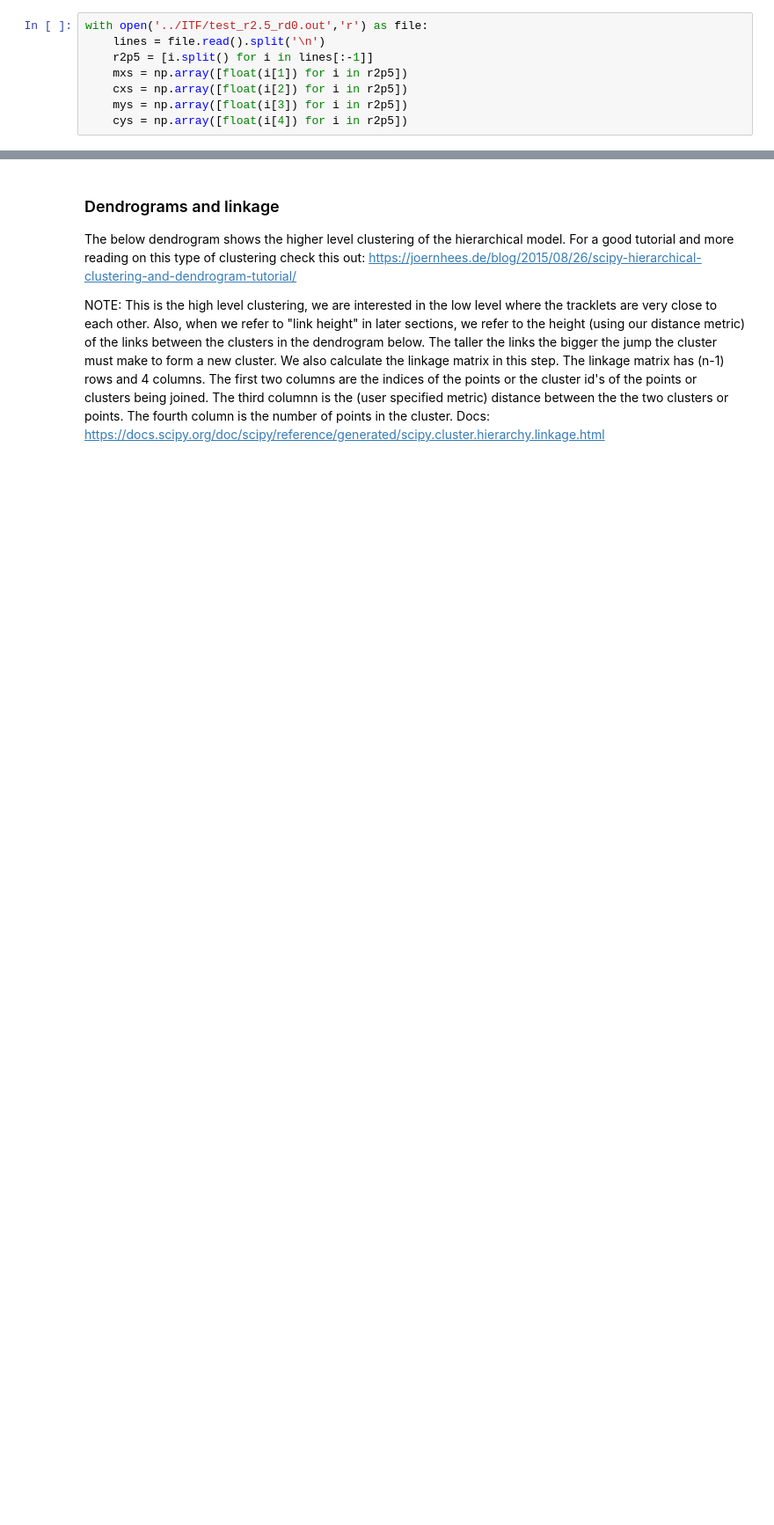
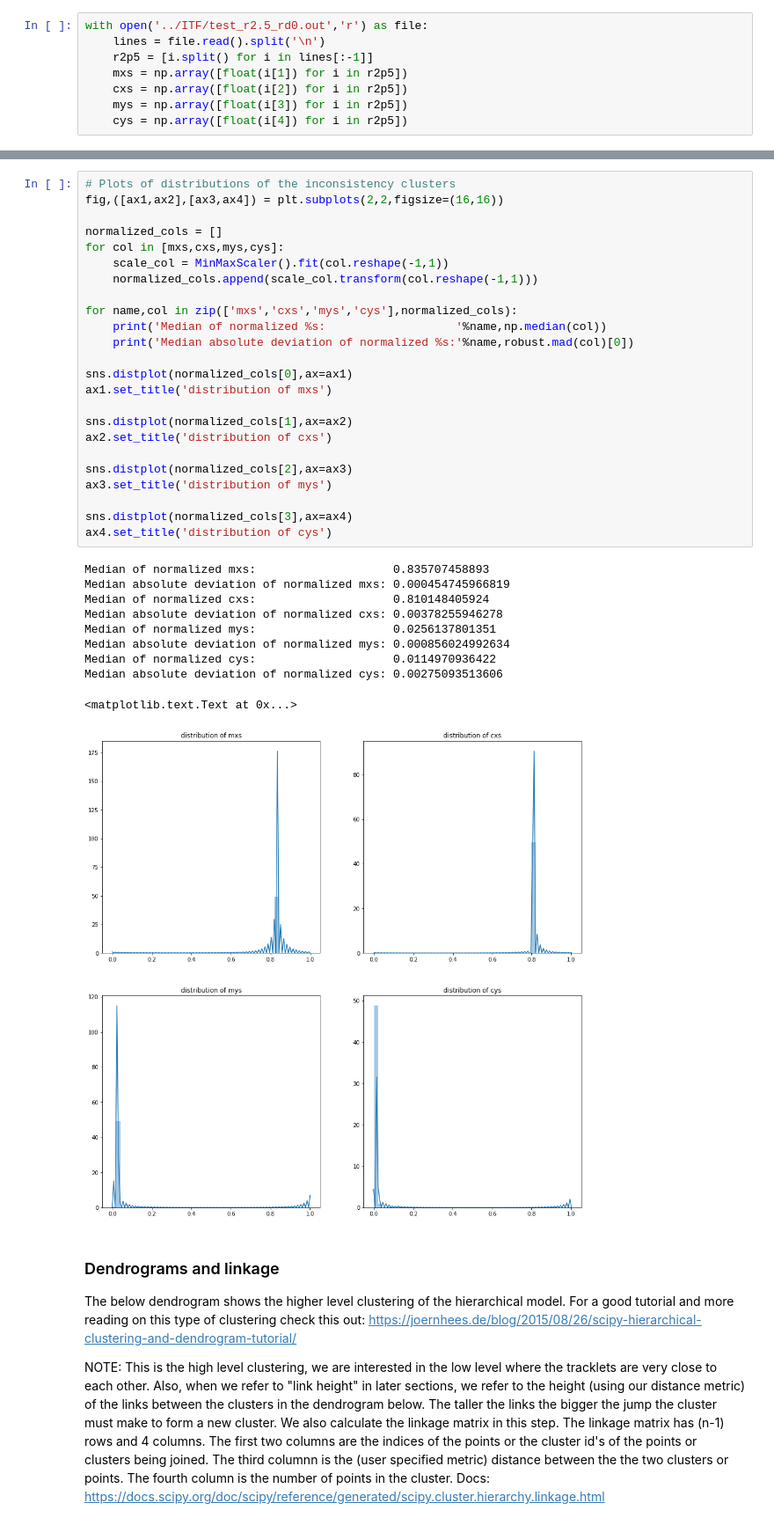
Before and after one commit to pblankley/Asteroid_Tracklets, a Jupyter notebook: Clustering/Cluster_initial_view.ipynb, the cells around one changed output, grey strips where cells are left out. Shown at 88% size. Cells and saved outputs as stored; diff of their text form; blank space fills up the shorter version.

```diff
--- a/Clustering/Cluster_initial_view.ipynb
+++ b/Clustering/Cluster_initial_view.ipynb
@@ -39,3 +45,38 @@ with open('../ITF/test_r2.5_rd0.out','r') as file:
+# %%
+# Plots of distributions of the inconsistency clusters
+fig,([ax1,ax2],[ax3,ax4]) = plt.subplots(2,2,figsize=(16,16))
+
+normalized_cols = []
+for col in [mxs,cxs,mys,cys]:
+    scale_col = MinMaxScaler().fit(col.reshape(-1,1))
+    normalized_cols.append(scale_col.transform(col.reshape(-1,1)))
+
+for name,col in zip(['mxs','cxs','mys','cys'],normalized_cols):
+    print('Median of normalized %s:                   '%name,np.median(col))
+    print('Median absolute deviation of normalized %s:'%name,robust.mad(col)[0])
+
+sns.distplot(normalized_cols[0],ax=ax1)
+ax1.set_title('distribution of mxs')
+
+sns.distplot(normalized_cols[1],ax=ax2)
+ax2.set_title('distribution of cxs')
+
+sns.distplot(normalized_cols[2],ax=ax3)
+ax3.set_title('distribution of mys')
+
+sns.distplot(normalized_cols[3],ax=ax4)
+ax4.set_title('distribution of cys')
+# %% [output]
+Median of normalized mxs:                    0.835707458893
+Median absolute deviation of normalized mxs: 0.000454745966819
+Median of normalized cxs:                    0.810148405924
+Median absolute deviation of normalized cxs: 0.00378255946278
+Median of normalized mys:                    0.0256137801351
+Median absolute deviation of normalized mys: 0.000856024992634
+Median of normalized cys:                    0.0114970936422
+Median absolute deviation of normalized cys: 0.00275093513606
+<matplotlib.text.Text at 0x...>
+[figure, added]
 # %% [markdown]
 ### Dendrograms and linkage
 The below dendrogram shows the higher level clustering of the hierarchical model.  For a good tutorial and more reading on this type of clustering check this out: https://joernhees.de/blog/2015/08/26/scipy-hierarchical-clustering-and-dendrogram-tutorial/
```
Also changed, not shown: parts of 11 cells of this notebook.
